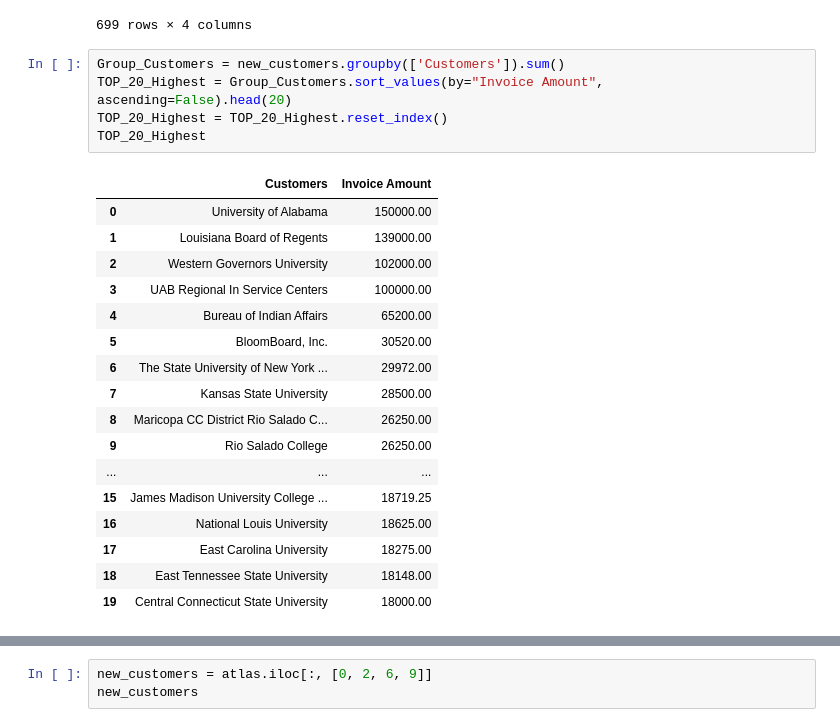
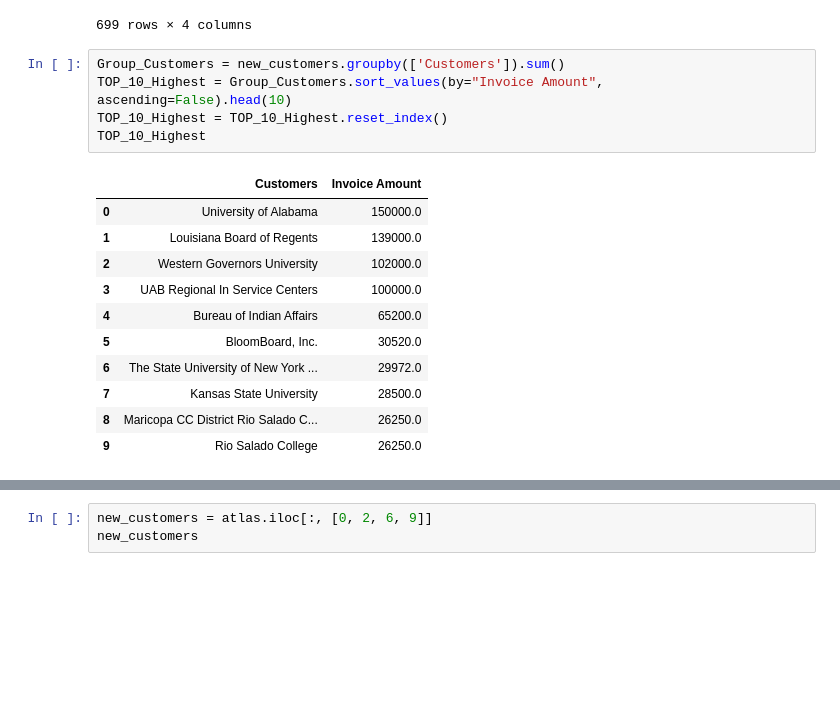
Before and after one commit to dd2-GWFinTech-Projects/Project1_ProductMarketingAnalysis, a Jupyter notebook: 02_Processing/07_Plots.ipynb, the cells around one changed output, grey strips where cells are left out. Saved outputs shown, nothing was run; the diff lists cells and outputs as text; blank space fills up the shorter version.

```diff
--- a/02_Processing/07_Plots.ipynb
+++ b/02_Processing/07_Plots.ipynb
@@ -211,25 +291,19 @@ new_customers
 699 rows × 4 columns
 # %%
 Group_Customers = new_customers.groupby(['Customers']).sum()
-TOP_20_Highest = Group_Customers.sort_values(by="Invoice Amount", ascending=False).head(20)
-TOP_20_Highest = TOP_20_Highest.reset_index()
-TOP_20_Highest
+TOP_10_Highest = Group_Customers.sort_values(by="Invoice Amount", ascending=False).head(10)
+TOP_10_Highest = TOP_10_Highest.reset_index()
+TOP_10_Highest
 # %% [output]
 |  | Customers | Invoice Amount |
-| 0 | University of Alabama | 150000.00 |
-| 1 | Louisiana Board of Regents | 139000.00 |
-| 2 | Western Governors University | 102000.00 |
-| 3 | UAB Regional In Service Centers | 100000.00 |
-| 4 | Bureau of Indian Affairs | 65200.00 |
-| 5 | BloomBoard, Inc. | 30520.00 |
-| 6 | The State University of New York ... | 29972.00 |
-| 7 | Kansas State University | 28500.00 |
-| 8 | Maricopa CC District Rio Salado C... | 26250.00 |
-| 9 | Rio Salado College | 26250.00 |
-| ... | ... | ... |
-| 15 | James Madison University College ... | 18719.25 |
-| 16 | National Louis University | 18625.00 |
-| 17 | East Carolina University | 18275.00 |
-| 18 | East Tennessee State University | 18148.00 |
-| 19 | Central Connecticut State University | 18000.00 |
+| 0 | University of Alabama | 150000.0 |
+| 1 | Louisiana Board of Regents | 139000.0 |
+| 2 | Western Governors University | 102000.0 |
+| 3 | UAB Regional In Service Centers | 100000.0 |
+| 4 | Bureau of Indian Affairs | 65200.0 |
+| 5 | BloomBoard, Inc. | 30520.0 |
+| 6 | The State University of New York ... | 29972.0 |
+| 7 | Kansas State University | 28500.0 |
+| 8 | Maricopa CC District Rio Salado C... | 26250.0 |
+| 9 | Rio Salado College | 26250.0 |
 # %%
```
Also changed, not shown: parts of 32 cells of this notebook, 4 other files.
